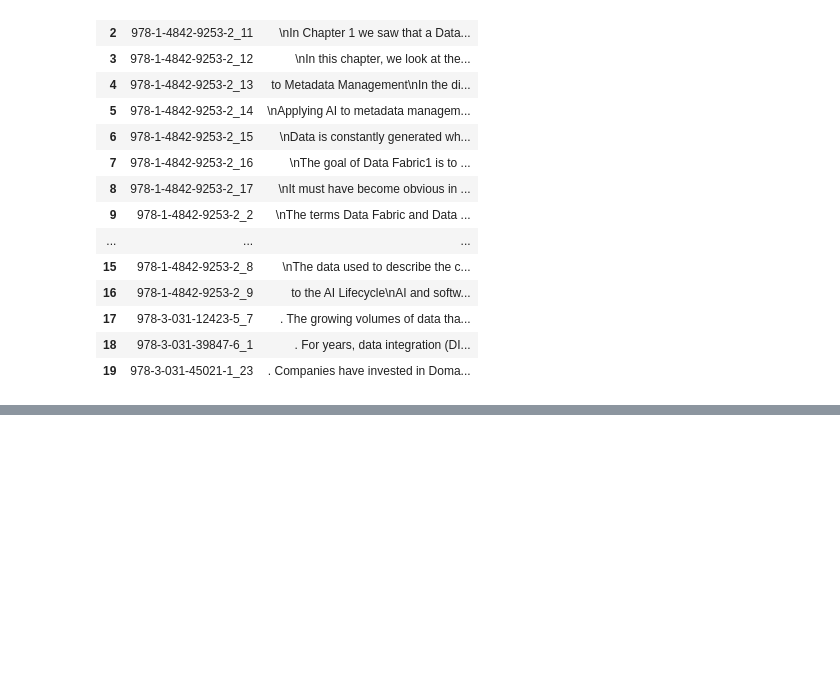
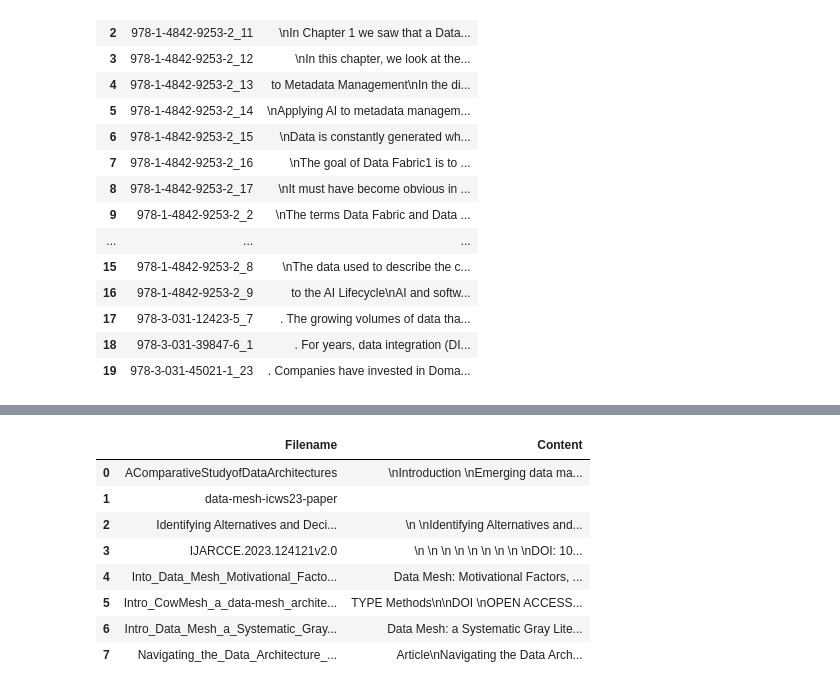
Before and after one commit to clumsyspeedboat/data_mesh_topics_and_sentiment, a Jupyter notebook: 01_Extract_pdf.ipynb, the cells around one changed output, grey strips where cells are left out. Drawn from its saved outputs; the diff is of its cells as text; code cells hidden in the pictures; blank space fills up the shorter version.

```diff
--- a/01_Extract_pdf.ipynb
+++ b/01_Extract_pdf.ipynb
@@ -38,7 +42,8 @@ def pdf_to_text(pdf_path, start_section, exclude_section, custom_exclusion):
 "Extract Text from IEEE Papers"
 
 # Replace 'your_folder_path' with the path to the folder containing PDFs
-folder_path = r'C:\Users\mondal\OneDrive - Technische Hochschule Ingolstadt\Work\Projects\Papers\Data Mesh Success Factors\IEEE_Xplore'
+# folder_path = r'C:\Users\mondal\OneDrive - Technische Hochschule Ingolstadt\Work\Projects\Papers\Data Mesh Success Factors\IEEE_Xplore'
+folder_path = r'C:\Users\sitas\OneDrive\Desktop\data_mesh_topics_and_sentiment\dataset\Data_Mesh_Literature\IEEE_Xplore'
 
 # Specify page range, custom exclusion, and exclude section as needed
 custom_exclusion = ['XXX-X-XXXX-XXXX-X/XX/$XX.00 ©20XX IEEE',
@@ -87,7 +92,7 @@ IEEE_pdf_df
 "Extract Text from Springer Link Papers"
 
 # Replace 'your_folder_path' with the path to the folder containing PDFs
-folder_path = r'C:\Users\mondal\OneDrive - Technische Hochschule Ingolstadt\Work\Projects\Papers\Data Mesh Success Factors\Springer_Link'
+folder_path = r'C:\Users\sitas\OneDrive\Desktop\data_mesh_topics_and_sentiment\dataset\Data_Mesh_Literature\Springer_Link'
 
 # Specify page range, custom exclusion, and exclude section as needed
 custom_exclusion = ['© Eberhard Hechler, Maryela Weihrauch, Yan (Catherine) Wu 2023', 'E. Hechler et al., Data Fabric and Data Mesh Approaches with AI,'
@@ -176,0 +322,13 @@ springer_pdf_df
+# %%
+research_gate_pdf_df = pd.DataFrame(list(research_gate_pdf_content_dict.items()), columns=['Filename', 'Content'])
+research_gate_pdf_df
+# %% [output]
+|  | Filename | Content |
+| 0 | AComparativeStudyofDataArchitectures | \nIntroduction \nEmerging data ma... |
+| 1 | data-mesh-icws23-paper |  |
+| 2 | Identifying Alternatives and Deci... | \n \nIdentifying Alternatives and... |
+| 3 | IJARCCE.2023.124121v2.0 | \n \n \n \n \n \n \n \n \nDOI: 10... |
+| 4 | Into_Data_Mesh_Motivational_Facto... | Data Mesh: Motivational Factors, ... |
+| 5 | Intro_CowMesh_a_data-mesh_archite... | TYPE Methods\n\nDOI \nOPEN ACCESS... |
+| 6 | Intro_Data_Mesh_a_Systematic_Gray... | Data Mesh: a Systematic Gray Lite... |
+| 7 | Navigating_the_Data_Architecture_... | Article\nNavigating the Data Arch... |
```
Also changed, not shown: parts of 8 cells of this notebook, 1 other file.
